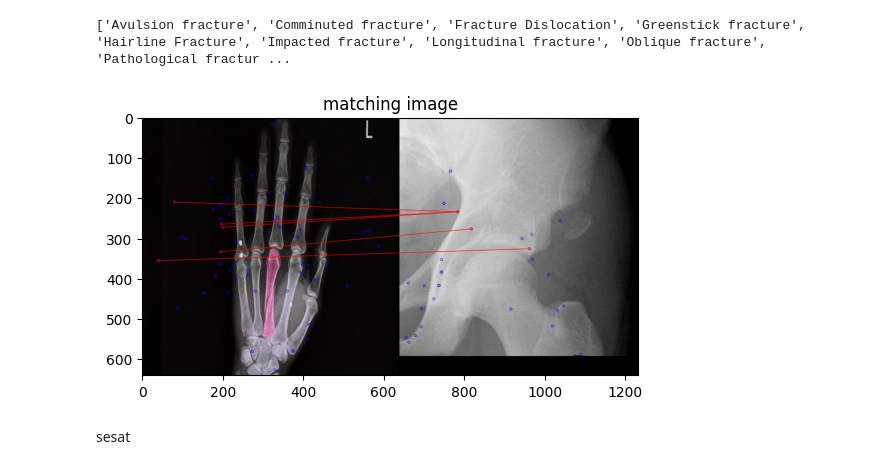
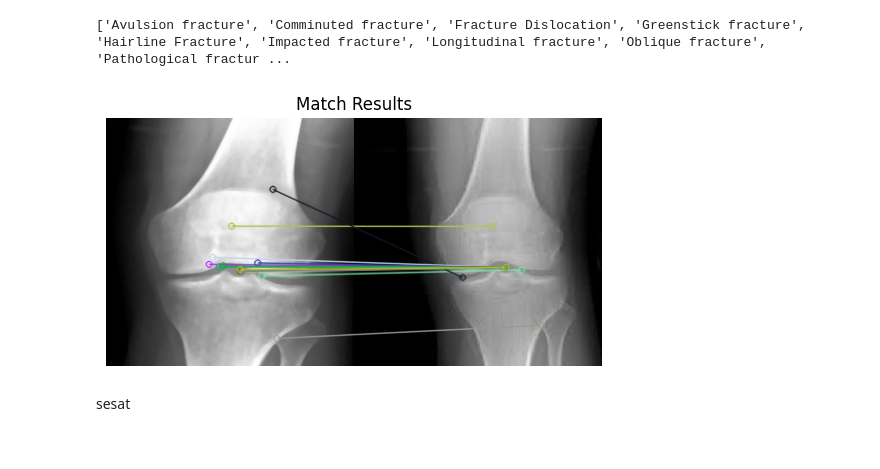
Before and after one commit to nicfarandi/BoneFractureDetection, a Jupyter notebook: Matcher.ipynb, the cells around one changed output. Drawn from its saved outputs; the diff is of its cells as text; code cells hidden in the pictures.

Commit message:
drawMatchesKnn

```diff
--- a/Matcher.ipynb
+++ b/Matcher.ipynb
@@ -26,13 +36,0 @@ for (index, _class) in enumerate(class_list):
-# %%
-test_images, test_labels = [], []
-img_dim = [128,128]
-for (index, _class) in enumerate(class_list):
-    class_path = os.path.join(path, _class)
-
-    test_path = os.path.join(class_path, 'Test')
-    for img_path in os.listdir(test_path):
-        full_path = os.path.join(test_path, img_path)
-        image = cv2.imread(full_path)
-        # image = cv2.resize(image, (256,256))
-        test_images.append(image)
-        test_labels.append(index)
@@ -97,7 +37,5 @@ result = cv2.drawMatchesKnn(
-# %%
-plt.figure(1)
-plt.imshow(result)
-plt.title("matching image")
-plt.show()
-# %% [output]
-[figure, removed]
+# %%
+def preprocess_image(image):
+    image = cv2.medianBlur(image, 5)
+    image = cv2.equalizeHist(image)
+    return image
@@ -104,2 +96,52 @@ plt.show()
+# %%
+def find_best_match(query_image, train_images):
+
+    query_image = preprocess_image(query_image)
+
+    query_keypoints, query_descriptors = extract_features(query_image)
+
+    best_similarity = -1
+    best_descriptors = None
+    best_keypoints = None
+
+    for i, image in tqdm(enumerate(train_images), desc="Matching..."):
+        preprocessed_image = preprocess_image(image)
+
+        image_keypoints, image_descriptors = extract_features(preprocessed_image)
+        similarity = cosine_similarity([query_descriptors], [image_descriptors])[0][0]
+
+        if similarity > best_similarity:
+            best_image = image
+            best_similarity = similarity
+            best_descriptors = image_descriptors
+
+    query_keypoints, query_descriptors = extract_features_without_flatten(query_image)
+    best_keypoints, best_descriptors = extract_features_without_flatten(best_image)
+
+    # matcher = cv2.FlannBsedMatcher(dict(algorithm=1, trees=10), dict(checks=50))
+    matcher = cv2.BFMatcher(cv2.NORM_L2, crossCheck=False)
+
+    matches = matcher.knnMatch(query_descriptors, best_descriptors, k=2)
+
+    good_matches = []
+    for m, n in matches:
+        if m.distance < 0.8 * n.distance:
+            good_matches.append(m)
+
+    matching_image = cv2.drawMatchesKnn(
+        query_image, query_keypoints,
+        best_image, best_keypoints,
+        [good_matches],
+        None, flags=cv2.DrawMatchesFlags_NOT_DRAW_SINGLE_POINTS
+    )
+
+    plt.imshow(cv2.cvtColor(matching_image, cv2.COLOR_BGR2RGB))
+    plt.axis(False)
+    plt.title("Match Results")
+    plt.show()
+
+find_best_match(test_images[11], train_images)
+# %% [output]
+[figure, added]
 # %% [markdown]
 sesat
```
Also changed, not shown: parts of 9 cells of this notebook, 1 other file.
